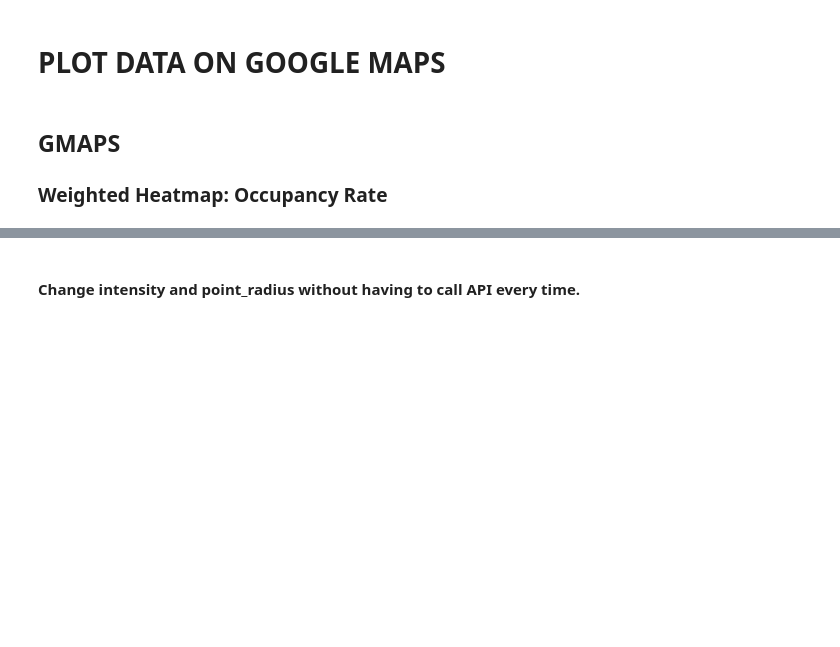
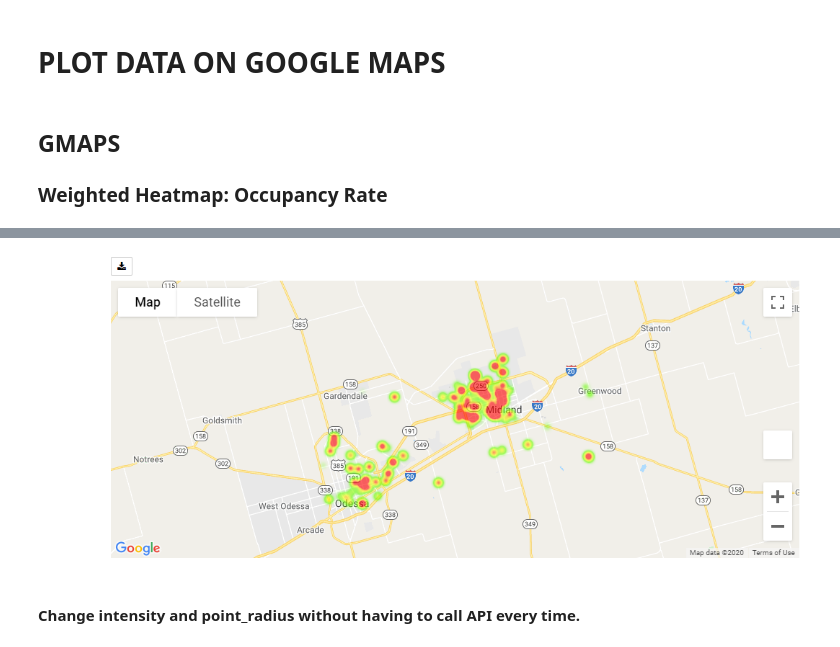
Before and after one commit to kgb89/Airbnb_Midland_TX, a Jupyter notebook: Midland_Airbnb_Analysis.ipynb, the cells around one changed output, grey strips where cells are left out. Saved outputs shown, nothing was run; the diff lists cells and outputs as text; code cells hidden in the pictures; blank space fills up the shorter version.

```diff
--- a/Midland_Airbnb_Analysis.ipynb
+++ b/Midland_Airbnb_Analysis.ipynb
@@ -118,3 +117,8 @@ m
+# %%
+img = Image.open('Occupancy_Heatmap.png')
+img
+# %% [output]
+[figure, added]
 # %% [markdown]
 #### Change intensity and point_radius without having to call API every time.
 # %%
```
Also changed, not shown: parts of 4 cells of this notebook.
